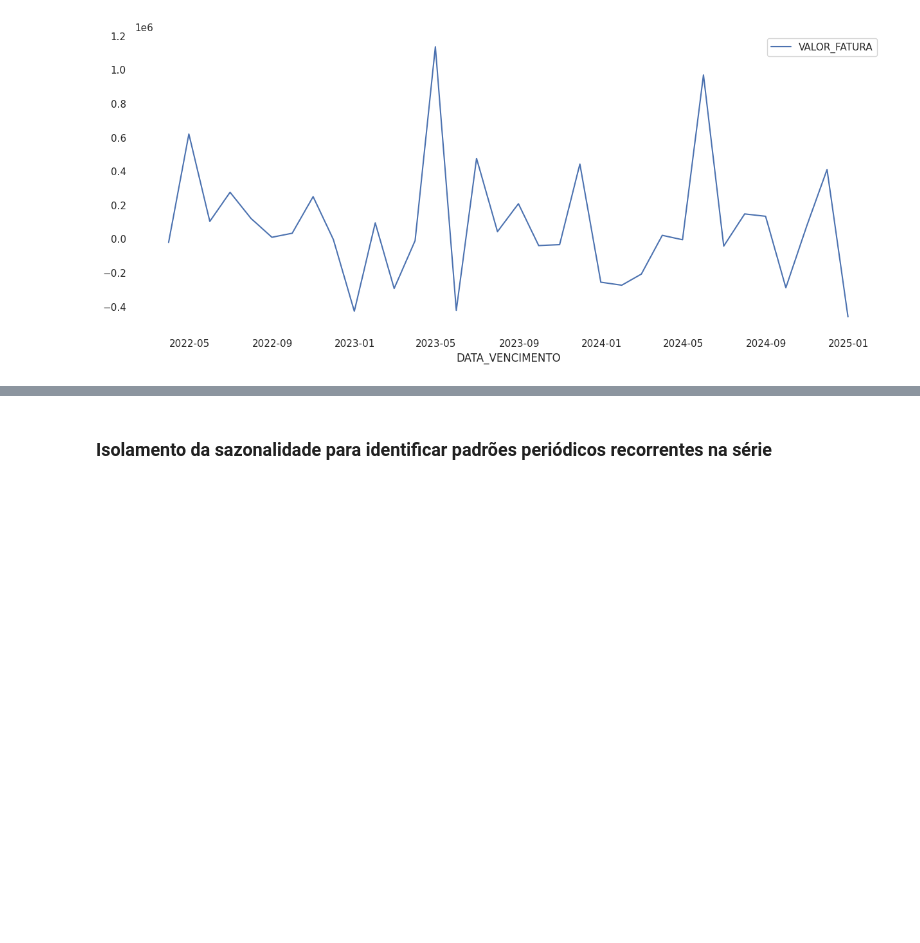
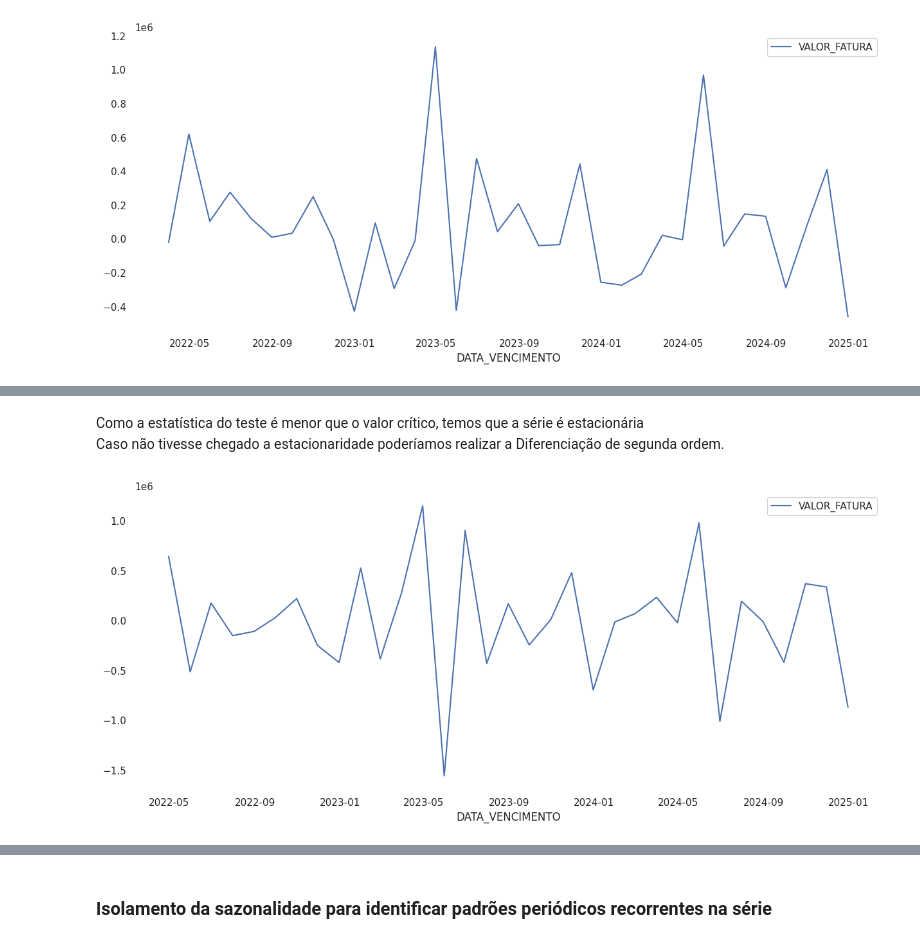
Before and after one commit to redsonlopez/forecast_water, a Jupyter notebook: notebooks/models/forecast_water.ipynb, the cells around one changed output, grey strips where cells are left out. Drawn from its saved outputs; the diff is of its cells as text; code cells hidden in the pictures; blank space fills up the shorter version.

```diff
--- a/notebooks/models/forecast_water.ipynb
+++ b/notebooks/models/forecast_water.ipynb
@@ -159,3 +247,12 @@ diferenca= df.diff(1)
 sns.lineplot(diferenca);
 # %% [output]
 [figure]
+# %%
+diferenca_1 = df.diff(1).dropna()
+
+kpss = statsmodels.tsa.stattools.kpss(diferenca_1)
+print('Estatítica do teste: {:.4f}'.format(kpss[0]))
+print('p_valor: {:.4f}'.format(kpss[1]))
+print('Valores Críticos:')
+for chave, valor in kpss[3].items():
+   print('{}: {:.4f}'.format(chave, valor))
@@ -161,0 +270,8 @@ sns.lineplot(diferenca);
+# %% [markdown]
+Como a estatística do teste é menor que o valor crítico, temos que a série é estacionária<br>
+Caso não tivesse chegado a estacionaridade poderíamos realizar a Diferenciação de segunda ordem.
+# %%
+diferenca_2 = diferenca_1.diff(1).dropna()
+sns.lineplot(diferenca_2);
+# %% [output]
+[figure, added]
```
Also changed, not shown: parts of 23 cells of this notebook.
